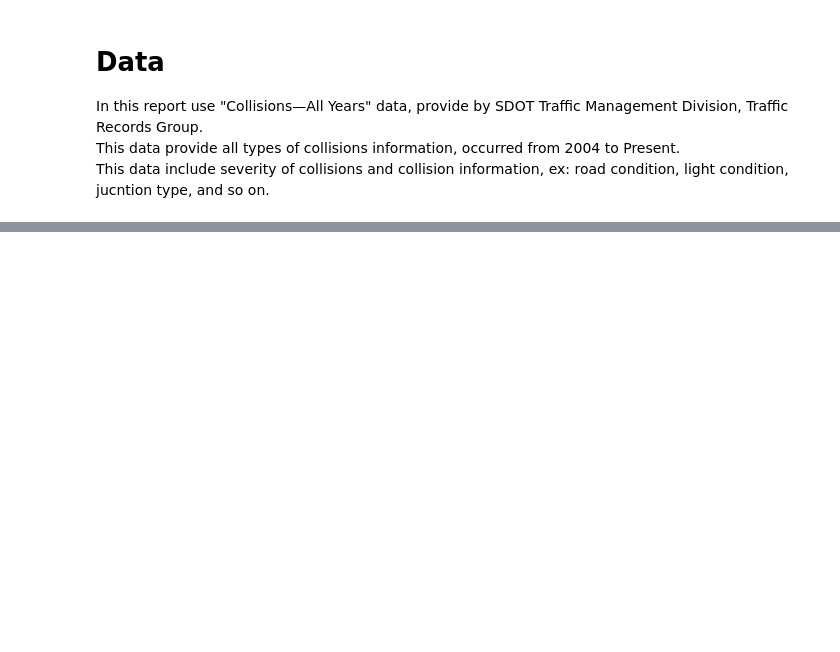
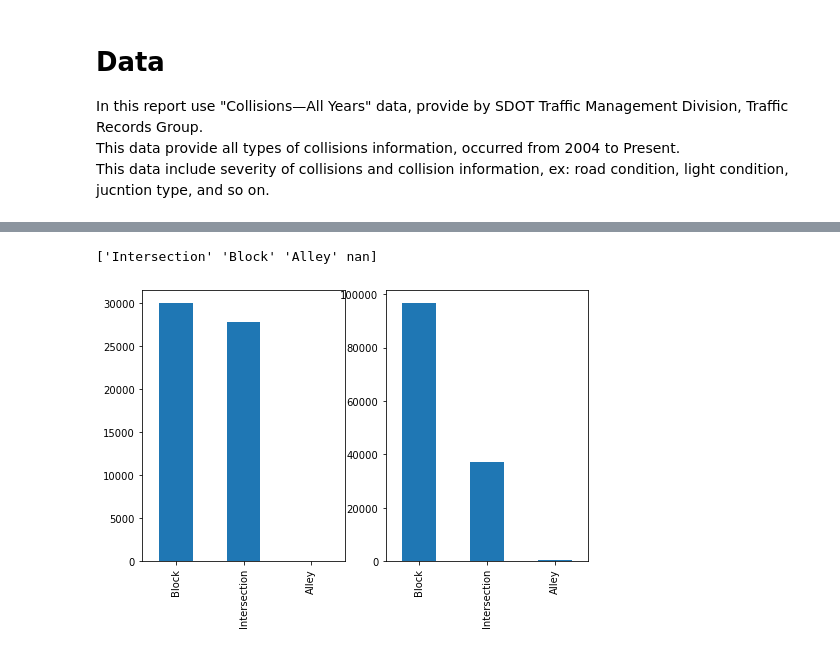
Before and after one commit to nubatama/IBMDSCapstone, a Jupyter notebook: AnalysisCarAccidentSeverity.ipynb, the cells around one changed output, grey strips where cells are left out. Cells and saved outputs as stored; diff of their text form; code cells hidden in the pictures; blank space fills up the shorter version.

```diff
--- a/AnalysisCarAccidentSeverity.ipynb
+++ b/AnalysisCarAccidentSeverity.ipynb
@@ -17,0 +124,10 @@ This data include severity of collisions and collision information, ex: road con
+# %%
+# Check ADDRTYPE
+print(src_df['ADDRTYPE'].unique())
+fig, axes = plt.subplots(nrows=1, ncols=2, figsize=(8, 5))
+src_df.query('SEVERITYCODE==2')['ADDRTYPE'].value_counts().plot(kind='bar', ax=axes[0])
+src_df.query('SEVERITYCODE!=2')['ADDRTYPE'].value_counts().plot(kind='bar', ax=axes[1])
+fig.show()
+# %% [output]
+['Intersection' 'Block' 'Alley' nan]
+[figure, added]
```
Also changed, not shown: parts of 35 cells of this notebook.
